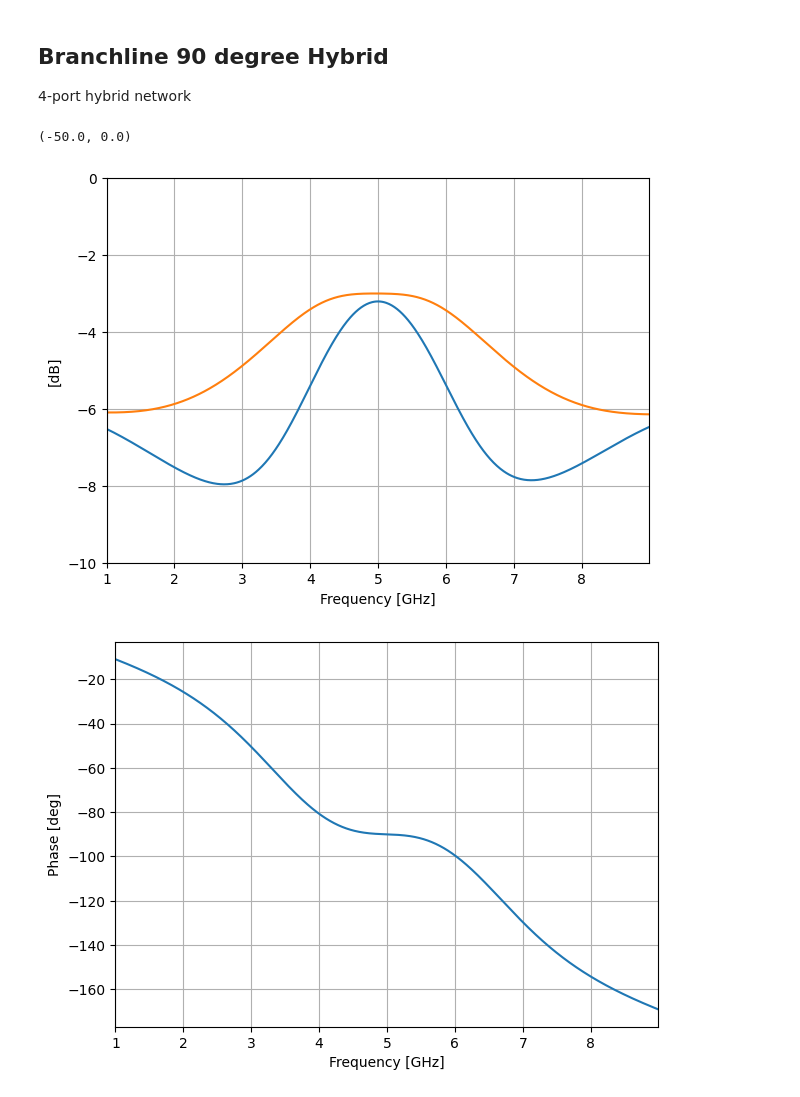
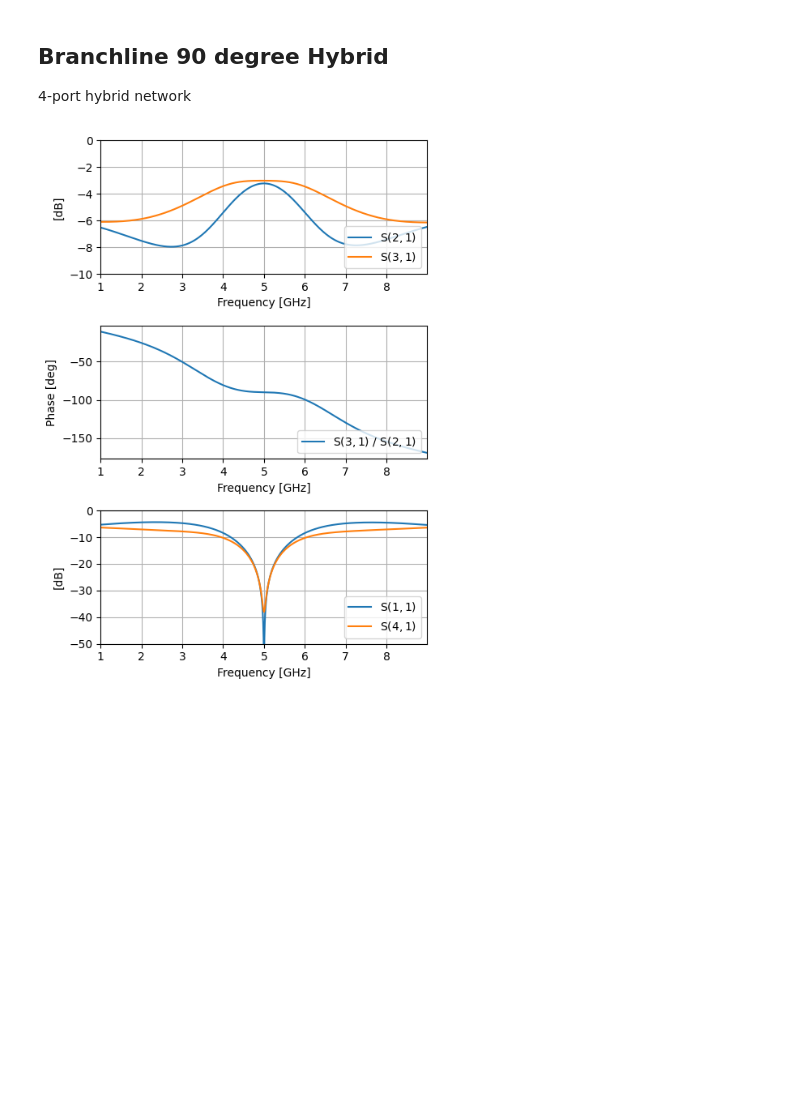
Before and after one commit to ricklyon/rfnetwork, a Jupyter notebook: examples/combiners.ipynb, the cells around one changed output. Drawn from its saved outputs; the diff is of its cells as text; code cells hidden in the pictures; blank space fills up the shorter version.

```diff
--- a/examples/combiners.ipynb
+++ b/examples/combiners.ipynb
@@ -2,6 +2,9 @@
 import rfnetwork as rfn
 import numpy as np
 import matplotlib.pyplot as plt
+import matplotlib as mpl
+
+mpl.rc("legend", loc="lower right")
 
 # 50 ohm ms line on RO4350B substrate
 msline50 = rfn.elements.MSLine(
@@ -97,38 +101,40 @@ class BranchCoupler(rfn.Network):
                 left            right
                  |                |
       port 4 ----------btm ---------- port 3
     """
 
     top = msline35(len_qw_35)
     btm = msline35(len_qw_35)
 
     left = msline50(len_qw_50)
     right = msline50(len_qw_50)
 
     nodes = [
         # top left corner, port1
         (top|1, left|1, "P1"),
         # top right corner, port2
         (top|2, right|1, "P2"),
         # bottom corner, port 3
         (btm|2, right|2, "P3"),
         # bottom left, port 4
         (btm|1, left|2, "P4"),
     ]
 
 b = BranchCoupler(passive=True)
 
+fig, (ax1, ax2, ax3) = plt.subplots(3, 1, figsize=(5, 7))
+
 # plot thru paths
-ax = b.plot(frequency, 21, 31, fmt="db")
-ax.set_ylim([-10, 0])
+b.plot(ax1, frequency, 21, 31, fmt="db")
+ax1.set_ylim([-10, 0])
 
 # plot phase angle
-b.plot(frequency, 31, ref=21, fmt="ang_unwrap")
+b.plot(ax2, frequency, 31, ref=21, fmt="ang_unwrap")
 
 # plot isolation and return loss
-ax = b.plot(frequency, 11, 41, fmt="db")
-ax.set_ylim([-50, 0])
+b.plot(ax3, frequency, 11, 41, fmt="db")
+ax3.set_ylim([-50, 0])
+
+fig.tight_layout()
 # %% [output]
-(-50.0, 0.0)
-[figure, old version]
+[figure, new version]
-[figure, removed]
```
Also changed, not shown: parts of 2 cells of this notebook, 6 other files.
